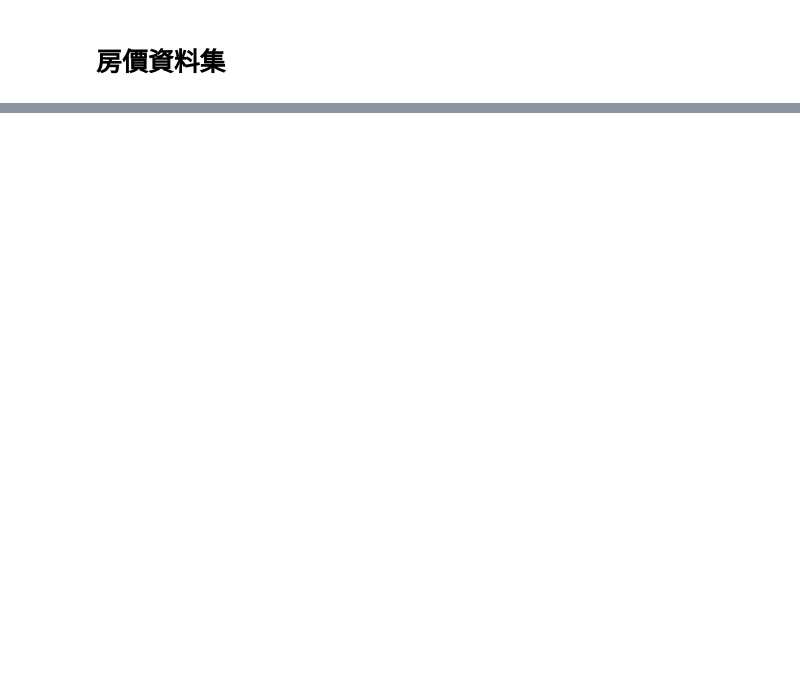
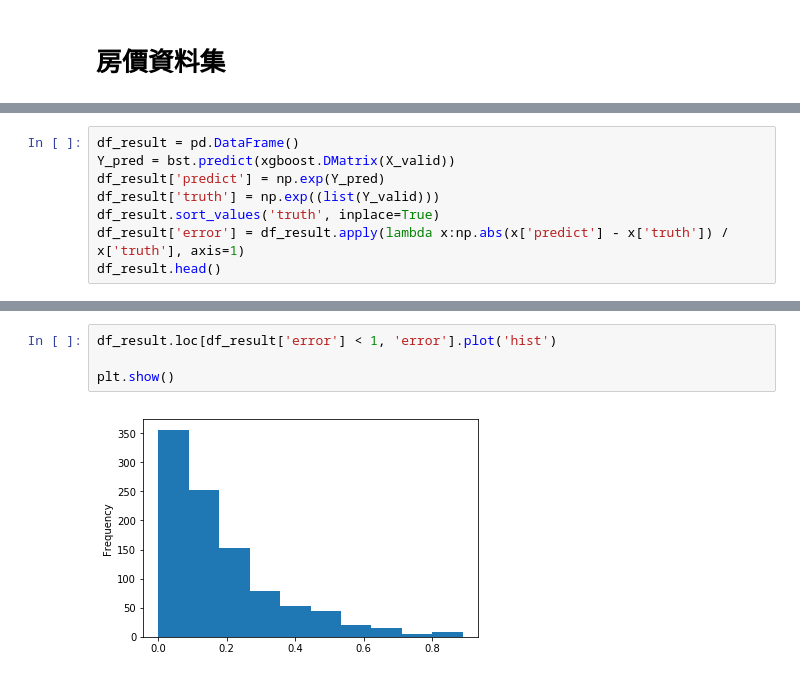
Before and after one commit to GoatWang/IIIMaterial, a Jupyter notebook: 06_XgbCV/main.ipynb, the cells around one changed output, grey strips where cells are left out. Drawn from its saved outputs; the diff is of its cells as text; blank space fills up the shorter version.

```diff
--- a/06_XgbCV/main.ipynb
+++ b/06_XgbCV/main.ipynb
@@ -123,0 +177,8 @@ if 'df_realestate_processed.csv' not in os.listdir():
+# %%
+df_result = pd.DataFrame()
+Y_pred = bst.predict(xgboost.DMatrix(X_valid))
+df_result['predict'] = np.exp(Y_pred)
+df_result['truth'] = np.exp((list(Y_valid)))
+df_result.sort_values('truth', inplace=True)
+df_result['error'] = df_result.apply(lambda x:np.abs(x['predict'] - x['truth']) / x['truth'], axis=1)
+df_result.head()
@@ -123,0 +205,6 @@ if 'df_realestate_processed.csv' not in os.listdir():
+# %%
+df_result.loc[df_result['error'] < 1, 'error'].plot('hist')
+
+plt.show()
+# %% [output]
+[figure, added]
```
Also changed, not shown: parts of 8 cells of this notebook.
